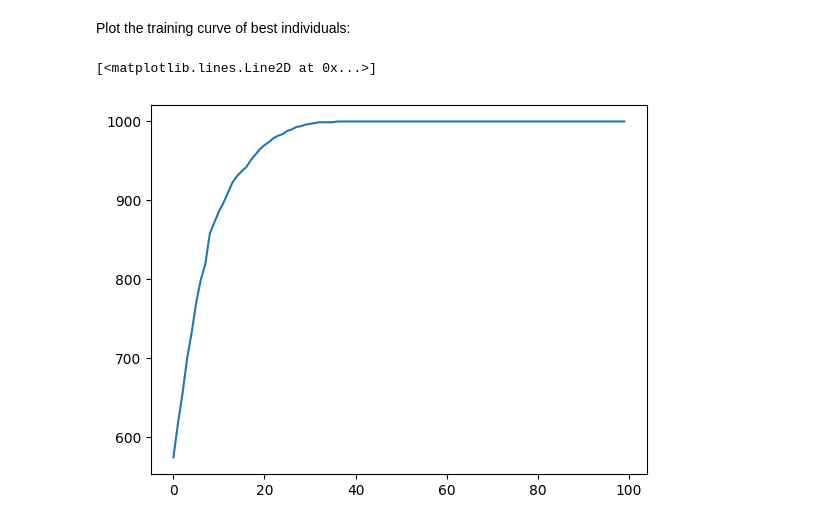
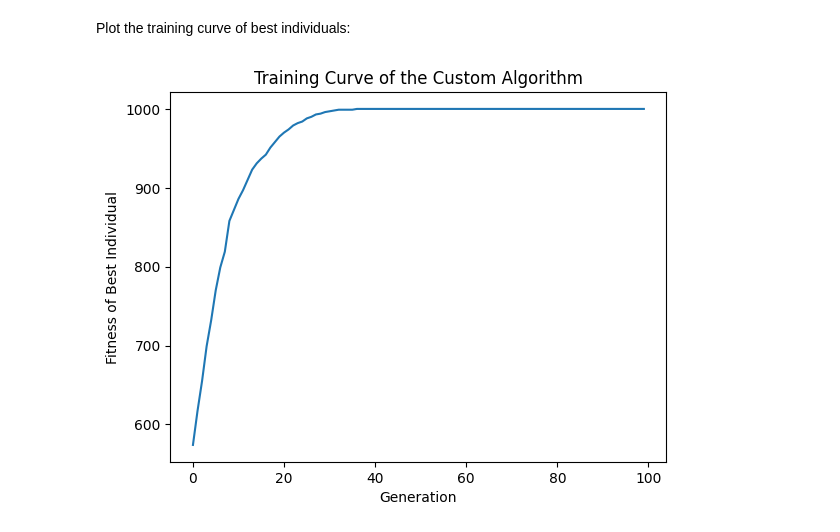
Before and after one commit to lyodine/evokit, a Jupyter notebook: docs/source/examples/e_onemax.ipynb, the cells around one changed output. Drawn from its saved outputs; the diff is of its cells as text; code cells hidden in the pictures.

```diff
--- a/docs/source/examples/e_onemax.ipynb
+++ b/docs/source/examples/e_onemax.ipynb
@@ -128,10 +128,9 @@ Plot the training curve of best individuals:
 # %%
 from matplotlib import pyplot as plt
 plt.title('Training Curve of the Custom Algorithm')
-plt.xlabel('categories')
-plt.ylabel('values')
+plt.xlabel('Generation')
+plt.ylabel('Fitness of Best Individual')
 plt.plot([i for i in range(len(bests))], [sum(x.genome) for x in bests])
 plt.show()
 # %% [output]
-[<matplotlib.lines.Line2D at 0x...>]
-[figure, old version]
+[figure, new version]
```
Also changed, not shown: 1 other file.
